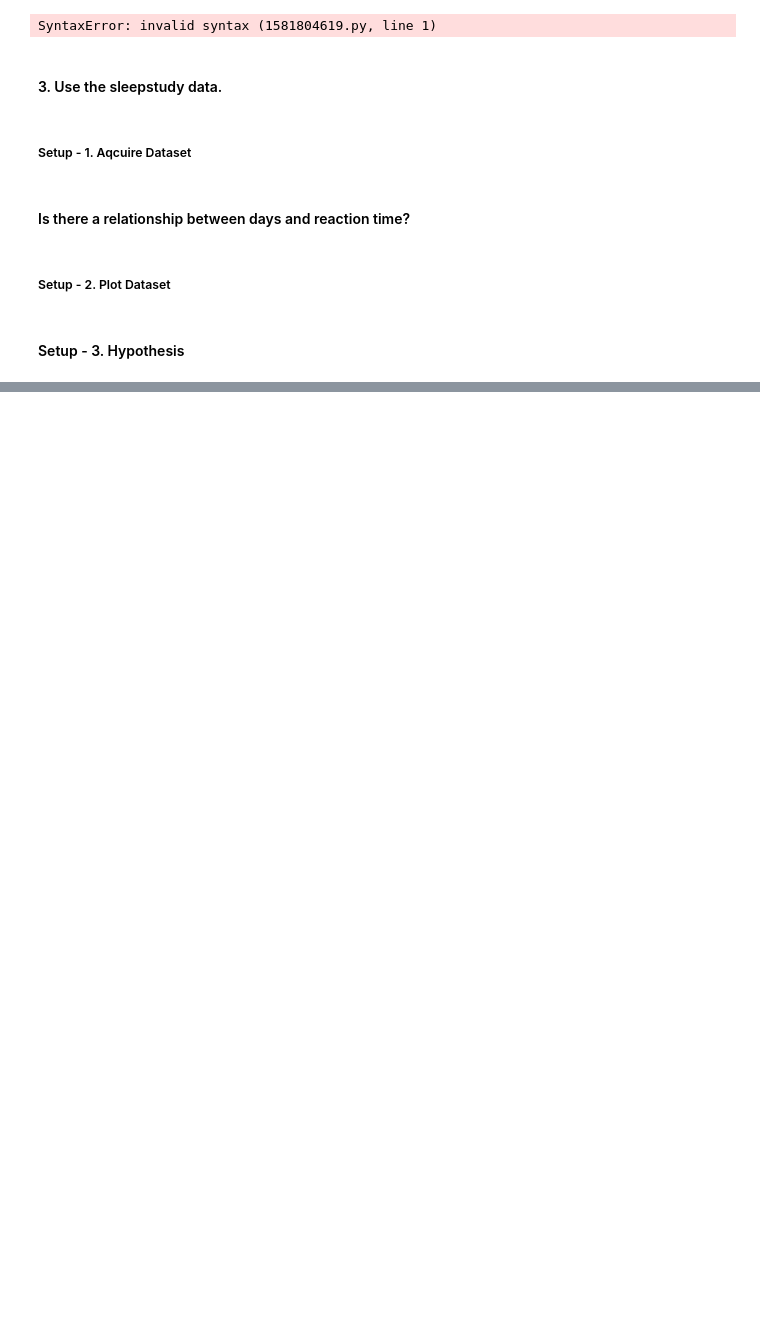
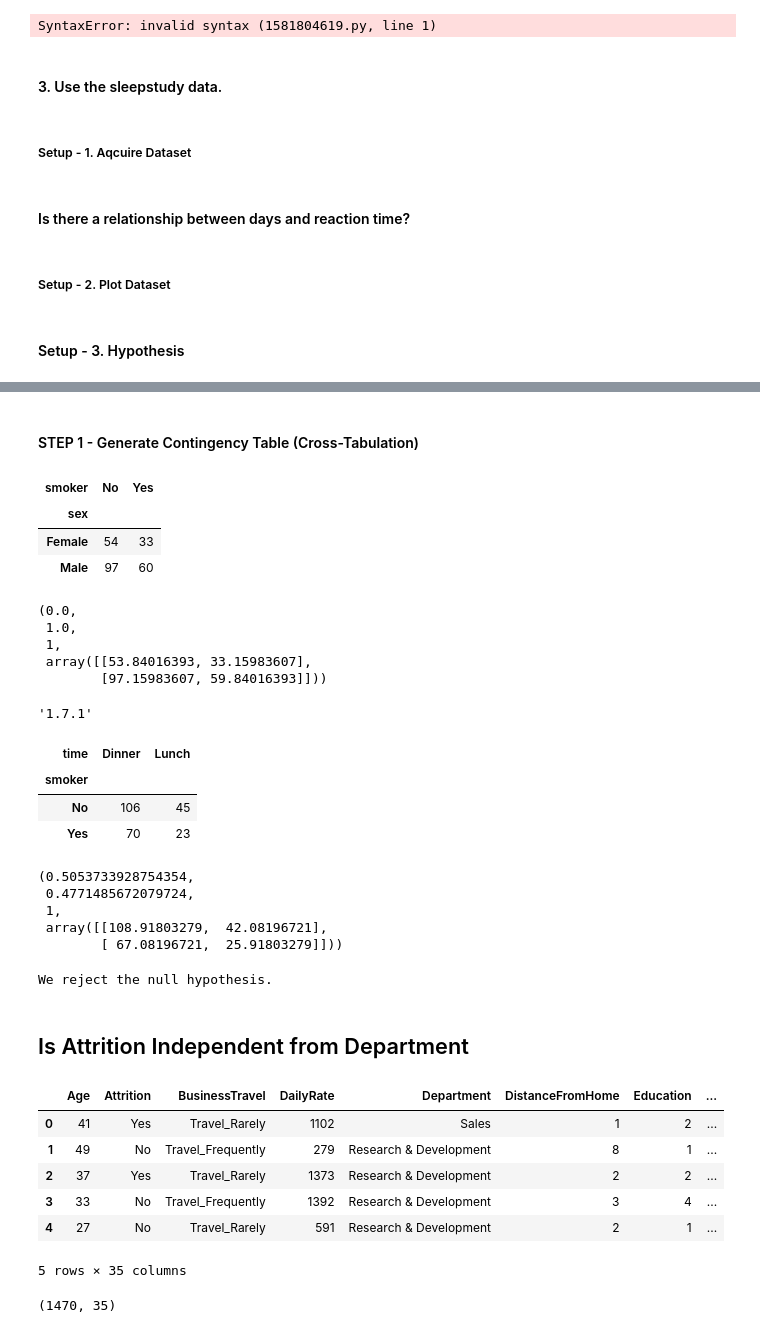
Before and after one commit to rachelrobbinsmayhill/statistics_exercises, a Jupyter notebook: hypothesis_testing.ipynb, the cells around one changed output, grey strips where cells are left out. Drawn from its saved outputs; the diff is of its cells as text; code cells hidden in the pictures; blank space fills up the shorter version.

```diff
--- a/hypothesis_testing.ipynb
+++ b/hypothesis_testing.ipynb
@@ -1017,0 +1041,21 @@ r, p
+# %% [markdown]
+#### STEP 1 - Generate Contingency Table (Cross-Tabulation)
+# %%
+contingency_table = pd.crosstab(tips.sex, tips.smoker)
+contingency_table
+# %% [output]
+| smoker | No | Yes |
+| sex |  |  |
+| Female | 54 | 33 |
+| Male | 97 | 60 |
+# %%
+test_results = stats.chi2_contingency(contingency_table)
+test_results
+
+# returns ch2 test statistic, the p-value, the degrees of freedom, the matrix of expected values
+# %% [output]
+(0.0,
+ 1.0,
+ 1,
+ array([[53.84016393, 33.15983607],
+        [97.15983607, 59.84016393]]))
@@ -1017,0 +1064,12 @@ r, p
+# %%
+scipy.__version__
+# %% [output]
+'1.7.1'
+# %%
+observed = pd.crosstab(tips.smoker, tips.time)
+contingency_table
+# %% [output]
+| time | Dinner | Lunch |
+| smoker |  |  |
+| No | 106 | 45 |
+| Yes | 70 | 23 |
@@ -1017,0 +1078,34 @@ r, p
+# %%
+test_results = stats.chi2_contingency(observed)
+test_results
+# %% [output]
+(0.5053733928754354,
+ 0.4771485672079724,
+ 1,
+ array([[108.91803279,  42.08196721],
+        [ 67.08196721,  25.91803279]]))
+# %%
+if p < α:
+    print('We reject the null hypothesis.')
+else:
+    print('We fail to reject the null hypothesis.')
+# %% [output]
+We reject the null hypothesis.
+# %% [markdown]
+## Is Attrition Independent from Department
+# %%
+df = pd.read_csv("https://gist.githubusercontent.com/ryanorsinger/6ba2dd985c9aa92f5598fc0f7c359f6a/raw/b20a508cee46e6ac69eb1e228b167d6f42d665d8/attrition.csv")
+# %%
+df.head()
+# %% [output]
+|  | Age | Attrition | BusinessTravel | DailyRate | Department | DistanceFromHome | Education | ... |
+| 0 | 41 | Yes | Travel_Rarely | 1102 | Sales | 1 | 2 | ... |
+| 1 | 49 | No | Travel_Frequently | 279 | Research & Development | 8 | 1 | ... |
+| 2 | 37 | Yes | Travel_Rarely | 1373 | Research & Development | 2 | 2 | ... |
+| 3 | 33 | No | Travel_Frequently | 1392 | Research & Development | 3 | 4 | ... |
+| 4 | 27 | No | Travel_Rarely | 591 | Research & Development | 2 | 1 | ... |
+5 rows × 35 columns
+# %%
+df.shape
+# %% [output]
+(1470, 35)
```
Also changed, not shown: parts of 53 cells of this notebook.
